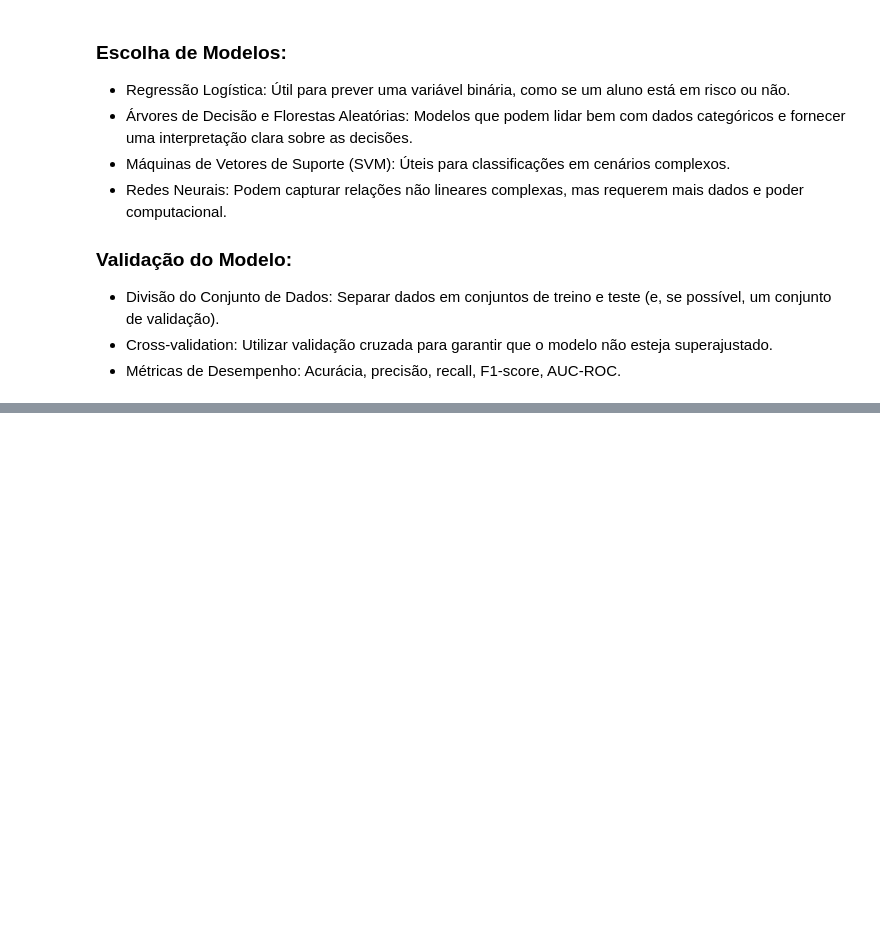
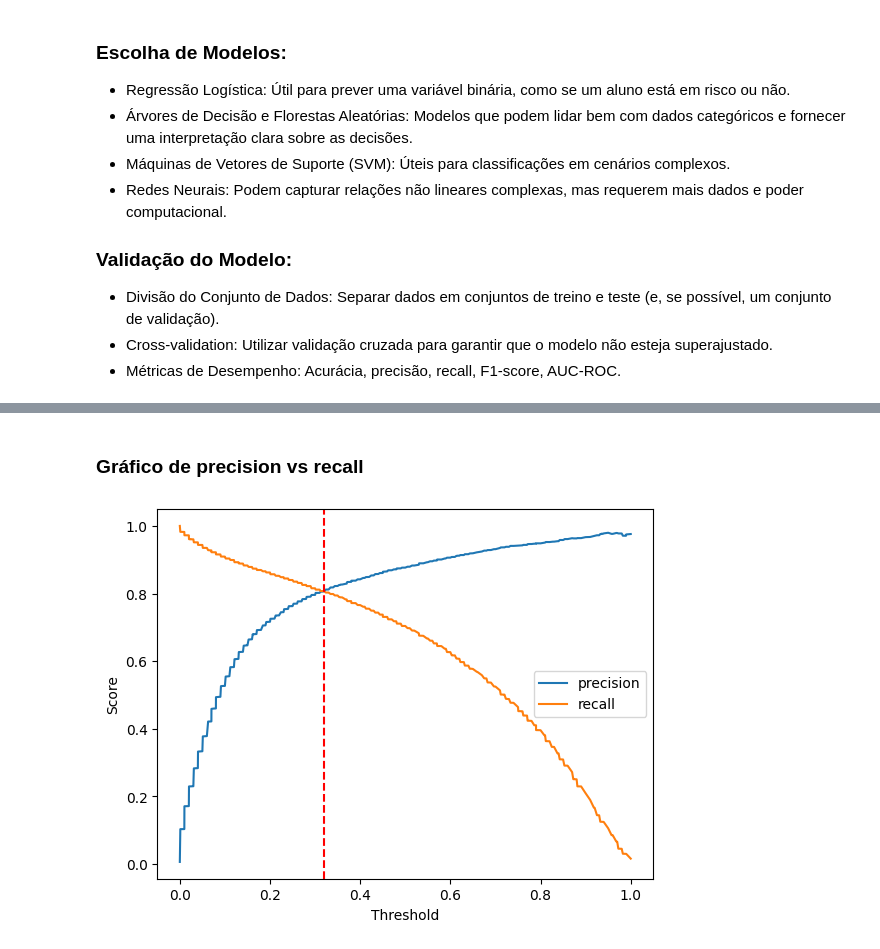
Before and after one commit to clairtonluz/MBA-em-ciencia-de-dados, a Jupyter notebook: Trabalho Final/trabalho.ipynb, the cells around one changed output, grey strips where cells are left out. Saved outputs shown, nothing was run; the diff lists cells and outputs as text; code cells hidden in the pictures; blank space fills up the shorter version.

```diff
--- a/Trabalho Final/trabalho.ipynb
+++ b/Trabalho Final/trabalho.ipynb
@@ -421,0 +581,10 @@ NameError: name 'clf' is not defined
+# %%
+threshold = 0.32
+def predict_custom_threshold(X_test, clf):
+    y_probs = clf.predict_proba(X_test)[:, 1]
+    y_pred_custom = (y_probs >= threshold).astype(bool)
+    return y_pred_custom
+
+y_pred_custom = predict_custom_threshold(X_test, clf)
+# Avaliação com o threshold personalizado
+print(classification_report(y_test, y_pred_custom))
@@ -422,3 +600,19 @@ NameError: name 'clf' is not defined
+# %% [markdown]
+### Gráfico de precision vs recall
+# %%
+from sklearn.metrics import precision_recall_curve
+import matplotlib.pyplot as plt
+
+precision, recall, thresholds = precision_recall_curve(y_test, y_probs)
+plt.plot(thresholds, precision[:-1], label='precision')
+plt.plot(thresholds, recall[:-1], label='recall')
+plt.xlabel('Threshold')
+plt.ylabel('Score')
+plt.legend()
+plt.axvline(x=threshold, color='r', linestyle='--')
+plt.show()
+# %% [output]
+[figure, added]
 # %%
 # plote a importancia das features
 plt.figure(figsize=(15, 10))
```
Also changed, not shown: parts of 50 cells of this notebook.
